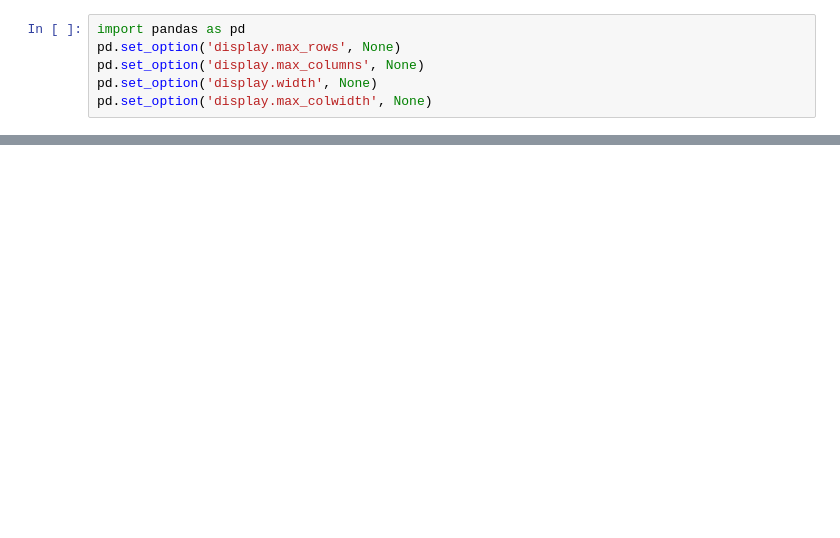
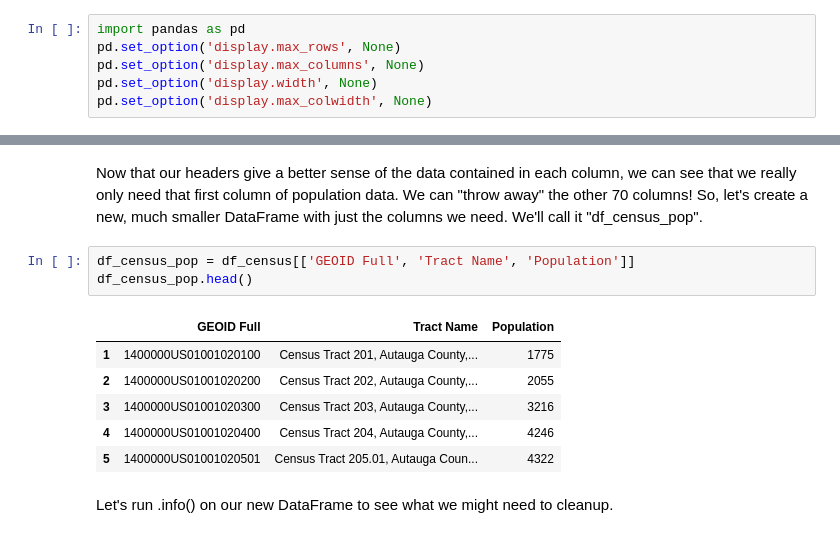
Before and after one commit to flanasonic/visualizing_population_density, a Jupyter notebook: notebooks/CensusCleaning.ipynb, the cells around one changed output, grey strips where cells are left out. Saved outputs shown, nothing was run; the diff lists cells and outputs as text; blank space fills up the shorter version.

```diff
--- a/notebooks/CensusCleaning.ipynb
+++ b/notebooks/CensusCleaning.ipynb
@@ -81,0 +62,14 @@ df_metadata
+# %% [markdown]
+Now that our headers give a better sense of the data contained in each column, we can see that we really only need that first column of population data. We can "throw away" the other 70 columns! So, let's create a new, much smaller DataFrame with just the columns we need. We'll call it "df_census_pop".
+# %%
+df_census_pop = df_census[['GEOID Full', 'Tract Name', 'Population']]
+df_census_pop.head()
+# %% [output]
+|  | GEOID Full | Tract Name | Population |
+| 1 | 1400000US01001020100 | Census Tract 201, Autauga County,... | 1775 |
+| 2 | 1400000US01001020200 | Census Tract 202, Autauga County,... | 2055 |
+| 3 | 1400000US01001020300 | Census Tract 203, Autauga County,... | 3216 |
+| 4 | 1400000US01001020400 | Census Tract 204, Autauga County,... | 4246 |
+| 5 | 1400000US01001020501 | Census Tract 205.01, Autauga Coun... | 4322 |
+# %% [markdown]
+Let's run .info() on our new DataFrame to see what we might need to cleanup.
```
Also changed, not shown: parts of 24 cells of this notebook, 5 other files.
